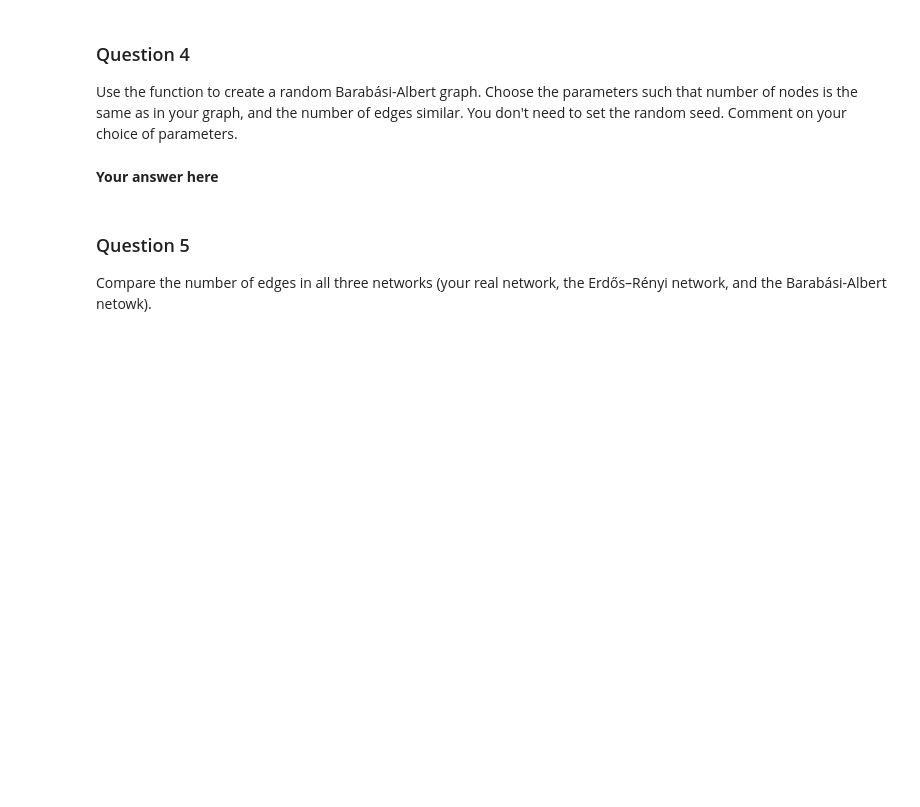
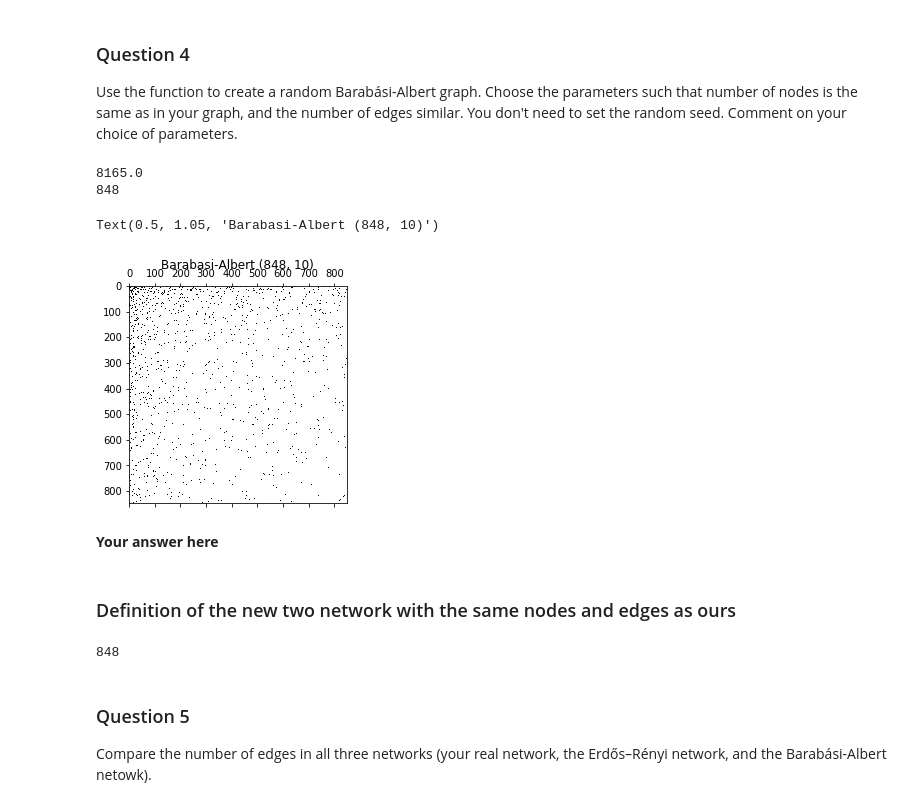
Before and after one commit to Kakavand/EPFL-antiterrorAssignment, a Jupyter notebook: John/2_network_models.ipynb, the cells around one changed output. Drawn from its saved outputs; the diff is of its cells as text; code cells hidden in the pictures; blank space fills up the shorter version.

```diff
--- a/John/2_network_models.ipynb
+++ b/John/2_network_models.ipynb
@@ -162,5 +213,24 @@ Use the function to create a random Barabási-Albert graph. Choose the parameter
+# %%
+ba = barabasi_albert(n_nodes, 10, seed=None)
+print(np.count_nonzero(ba)/2)
+print(len(ba))
+plt.spy(ba)
+plt.title('Barabasi-Albert (848, 10)')
+# %% [output]
+8165.0
+848
+Text(0.5, 1.05, 'Barabasi-Albert (848, 10)')
+[figure, added]
 # %% [markdown]
 **Your answer here**
+# %% [markdown]
+### Definition of the new two network with the same nodes and edges as ours
+# %%
+p = np.sum(adjacency) / (n_nodes**2)
+erdos_renyi_adj = erdos_renyi(n_nodes, p, seed=2727)
+barabasi_albert_adj = barabasi_albert(n_nodes, 10, seed=7272)
+# %% [output]
+848
 # %% [markdown]
 ### Question 5
 
```
Also changed, not shown: parts of 23 cells of this notebook.
